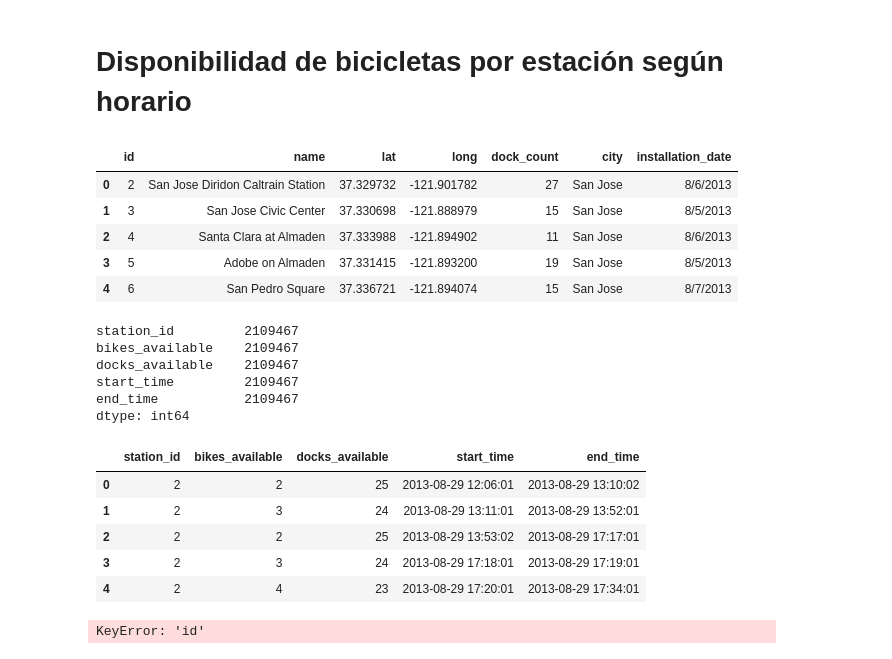
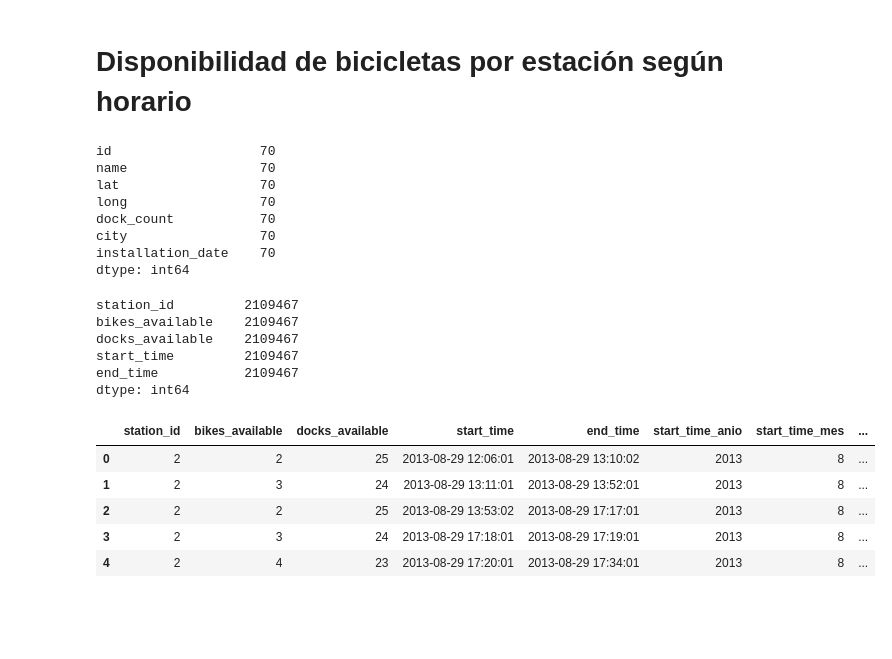
Before and after one commit to agustinpalmeira/TP-BicycleRental, a Jupyter notebook: Status & Stations.ipynb, the cells around one changed output. Cells and saved outputs as stored; diff of their text form; code cells hidden in the pictures; blank space fills up the shorter version.

```diff
--- a/Status & Stations.ipynb
+++ b/Status & Stations.ipynb
@@ -8,17 +8,18 @@ import matplotlib.pyplot as plt
 from datetime import datetime, date, time, timedelta
 plt.style.use('default')
 plt.rcParams['figure.figsize']=(17,8)
-# %%
-#chunks=pd.read_csv('status.csv',sep=',',iterator=True,chunksize=1000)
-#status = pd.concat([chunk for chunk in chunks])
-station = pd.read_csv('station.csv')
-station.head()
-# %% [output]
-|  | id | name | lat | long | dock_count | city | installation_date |
-| 0 | 2 | San Jose Diridon Caltrain Station | 37.329732 | -121.901782 | 27 | San Jose | 8/6/2013 |
-| 1 | 3 | San Jose Civic Center | 37.330698 | -121.888979 | 15 | San Jose | 8/5/2013 |
-| 2 | 4 | Santa Clara at Almaden | 37.333988 | -121.894902 | 11 | San Jose | 8/6/2013 |
-| 3 | 5 | Adobe on Almaden | 37.331415 | -121.893200 | 19 | San Jose | 8/5/2013 |
-| 4 | 6 | San Pedro Square | 37.336721 | -121.894074 | 15 | San Jose | 8/7/2013 |
+# %%
+station = pd.read_csv('station.csv')
+station.isnull().any()
+station.count()
+# %% [output]
+id                   70
+name                 70
+lat                  70
+long                 70
+dock_count           70
+city                 70
+installation_date    70
+dtype: int64
 # %%
 status = pd.read_csv('status_red.csv')
@@ -33,27 +32,29 @@ docks_available    2109467
 start_time         2109467
 end_time           2109467
 dtype: int64
-# %%
-status['start_time']= pd.to_datetime(status['start_time'], format = '%Y/%m/%d %H:%M:%S')
-status['end_time']= pd.to_datetime(status['end_time'], format = '%Y/%m/%d %H:%M:%S')
-status.head()
-# %% [output]
-|  | station_id | bikes_available | docks_available | start_time | end_time |
-| 0 | 2 | 2 | 25 | 2013-08-29 12:06:01 | 2013-08-29 13:10:02 |
-| 1 | 2 | 3 | 24 | 2013-08-29 13:11:01 | 2013-08-29 13:52:01 |
-| 2 | 2 | 2 | 25 | 2013-08-29 13:53:02 | 2013-08-29 17:17:01 |
-| 3 | 2 | 3 | 24 | 2013-08-29 17:18:01 | 2013-08-29 17:19:01 |
-| 4 | 2 | 4 | 23 | 2013-08-29 17:20:01 | 2013-08-29 17:34:01 |
 # %%
+status['start_time'] = pd.to_datetime(status['start_time'], format = '%Y/%m/%d %H:%M:%S')
+status['end_time'] = pd.to_datetime(status['end_time'], format = '%Y/%m/%d %H:%M:%S')
 status['start_time_anio'] = pd.DatetimeIndex(status['start_time']).year
 status['start_time_mes'] = pd.DatetimeIndex(status['start_time']).month
 status['start_time_dia'] = pd.DatetimeIndex(status['start_time']).day
+status['start_time_hora'] = pd.DatetimeIndex(status['start_time']).hour
+status['start_time_dia_semana'] = pd.DatetimeIndex(status['start_time']).dayofweek
+#status['start_time_minuto'] = pd.DatetimeIndex(status['start_time']).minute
 status['end_time_anio'] = pd.DatetimeIndex(status['end_time']).year
 status['end_time_mes'] = pd.DatetimeIndex(status['end_time']).month
 status['end_time_dia'] = pd.DatetimeIndex(status['end_time']).day
-
-station_status = pd.merge(station,status,how='left',on=['id','station_id'])
+status['end_time_hora'] = pd.DatetimeIndex(status['end_time']).hour
+status['end_time_dia_semana'] = pd.DatetimeIndex(status['end_time']).dayofweek
+#status['end_time_minuto'] = pd.DatetimeIndex(status['end_time']).minute
+# Obtengo la duracion en segundos del intervalo
+status['duration'] = (status['end_time'] - status['start_time']) / np.timedelta64(1,'s')
 
 status.head()
 # %% [output]
-KeyError: 'id'
+|  | station_id | bikes_available | docks_available | start_time | end_time | start_time_anio | start_time_mes | ... |
+| 0 | 2 | 2 | 25 | 2013-08-29 12:06:01 | 2013-08-29 13:10:02 | 2013 | 8 | ... |
+| 1 | 2 | 3 | 24 | 2013-08-29 13:11:01 | 2013-08-29 13:52:01 | 2013 | 8 | ... |
+| 2 | 2 | 2 | 25 | 2013-08-29 13:53:02 | 2013-08-29 17:17:01 | 2013 | 8 | ... |
+| 3 | 2 | 3 | 24 | 2013-08-29 17:18:01 | 2013-08-29 17:19:01 | 2013 | 8 | ... |
+| 4 | 2 | 4 | 23 | 2013-08-29 17:20:01 | 2013-08-29 17:34:01 | 2013 | 8 | ... |
```
Also changed, not shown: parts of 9 cells of this notebook.
